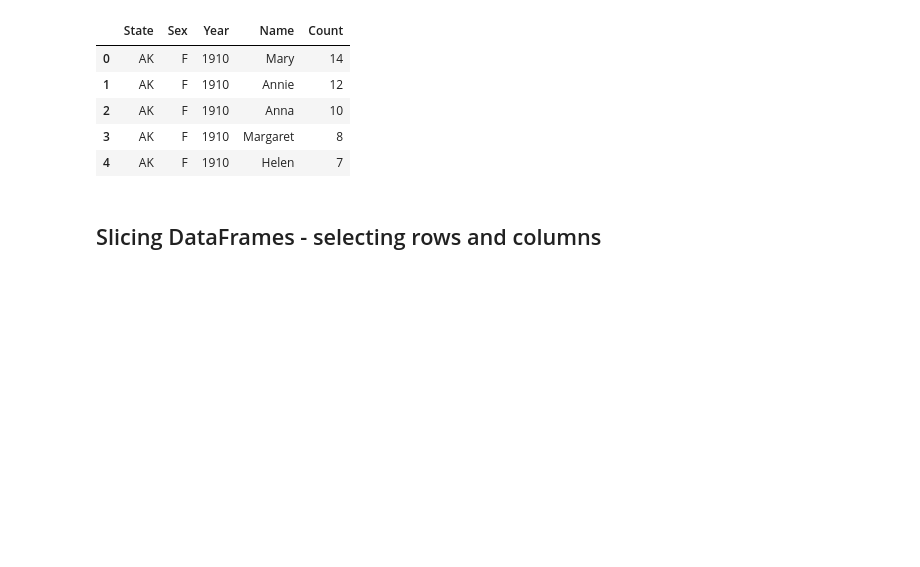
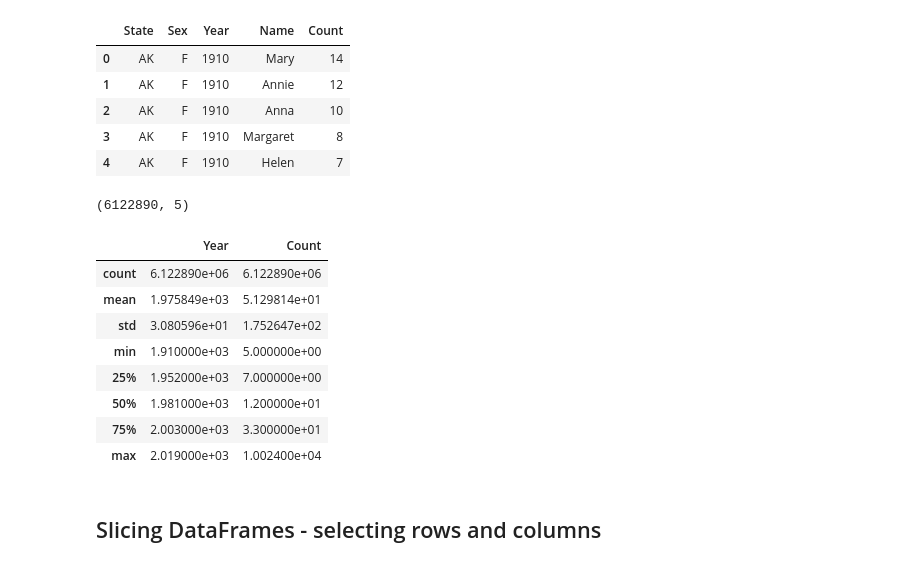
Before and after one commit to tttbw/ucb-data100-fa21-, a Jupyter notebook: fa21-main/lab/lab02/lab02.ipynb, the cells around one changed output. Drawn from its saved outputs; the diff is of its cells as text; code cells hidden in the pictures; blank space fills up the shorter version.

```diff
--- a/fa21-main/lab/lab02/lab02.ipynb
+++ b/fa21-main/lab/lab02/lab02.ipynb
@@ -261,6 +261,22 @@ baby_names.head()
 | 2 | AK | F | 1910 | Anna | 10 |
 | 3 | AK | F | 1910 | Margaret | 8 |
 | 4 | AK | F | 1910 | Helen | 7 |
+# %%
+baby_names.shape
+# %% [output]
+(6122890, 5)
+# %%
+baby_names.describe()
+# %% [output]
+|  | Year | Count |
+| count | 6.122890e+06 | 6.122890e+06 |
+| mean | 1.975849e+03 | 5.129814e+01 |
+| std | 3.080596e+01 | 1.752647e+02 |
+| min | 1.910000e+03 | 5.000000e+00 |
+| 25% | 1.952000e+03 | 7.000000e+00 |
+| 50% | 1.981000e+03 | 1.200000e+01 |
+| 75% | 2.003000e+03 | 3.300000e+01 |
+| max | 2.019000e+03 | 1.002400e+04 |
 # %% [markdown]
 ## Slicing DataFrames - selecting rows and columns
 # %% [markdown]
```
Also changed, not shown: parts of 2 cells of this notebook, 7 other files.
